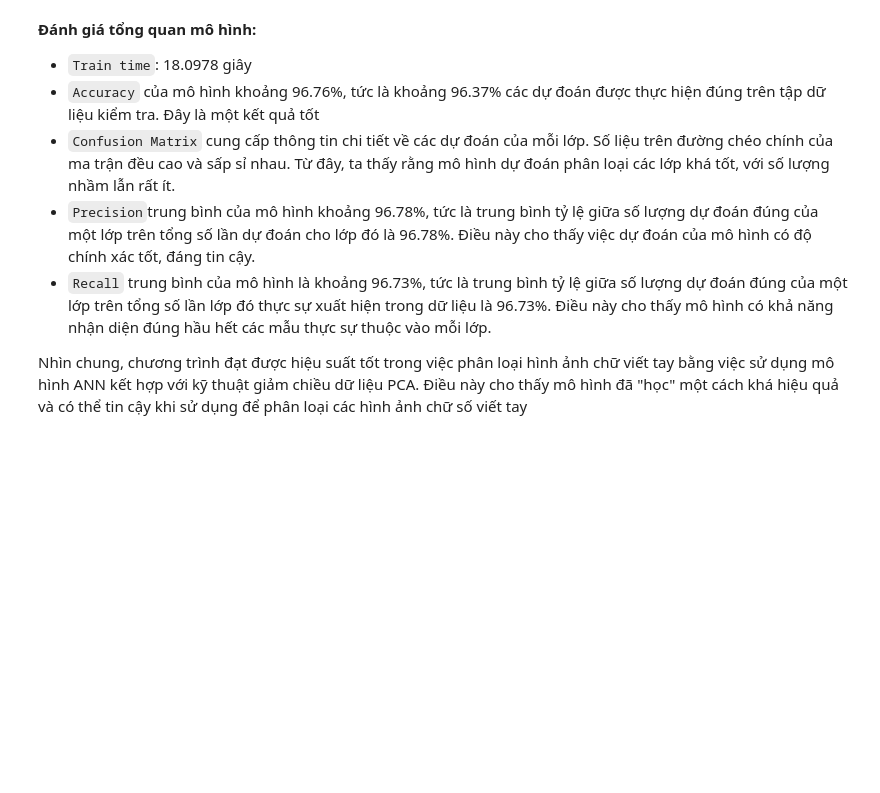
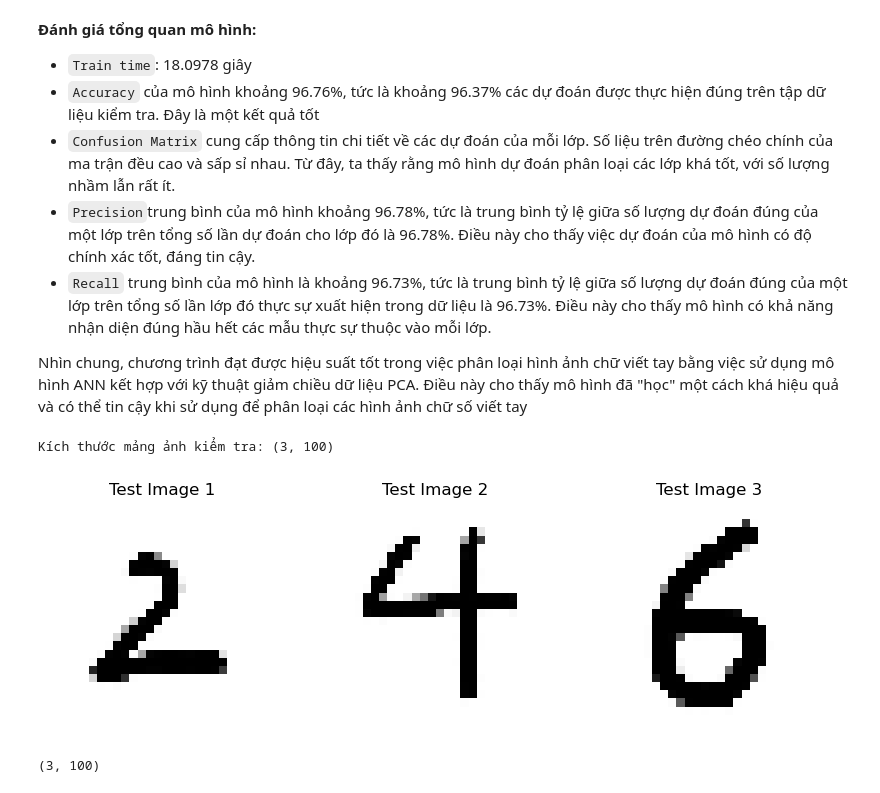
Before and after one commit to nguyenthithanhhuong/mat3533, a Jupyter notebook: project/expand/test_04_relu.ipynb, the cells around one changed output. Drawn from its saved outputs; the diff is of its cells as text; code cells hidden in the pictures; blank space fills up the shorter version.

```diff
--- a/project/expand/test_04_relu.ipynb
+++ b/project/expand/test_04_relu.ipynb
@@ -221,3 +221,61 @@ Recall: 0.9648924384510256
 + `Recall` trung bình của mô hình là khoảng 96.73%, tức là trung bình tỷ lệ giữa số lượng dự đoán đúng của một lớp trên tổng số lần lớp đó thực sự xuất hiện trong dữ liệu là 96.73%. Điều này cho thấy mô hình có khả năng nhận diện đúng hầu hết các mẫu thực sự thuộc vào mỗi lớp.<br>
 
 Nhìn chung, chương trình đạt được hiệu suất tốt trong việc phân loại hình ảnh chữ viết tay bằng việc sử dụng mô hình ANN kết hợp với kỹ thuật giảm chiều dữ liệu PCA. Điều này cho thấy mô hình đã "học" một cách khá hiệu quả và có thể tin cậy khi sử dụng để phân loại các hình ảnh chữ số viết tay<br>
+# %%
+import cv2
+
+# Đường dẫn đến thư mục chứa ảnh kiểm tra
+test_path = 'D:/Code/python/mat3533/project/expand/test/'
+
+prefix = 'test_pic'
+surfix = '.jpg'
+
+# h = 28 # hight
+# w = 28 # width
+# D = h * w
+# N = 3
+
+# X = np.zeros((D, N))
+
+# Kích thước mới của ảnh
+new_height = 10
+new_width = 10
+
+images = []
+
+for person_id in range(1, 4):
+        fn = test_path + prefix + str(person_id).zfill(2) + surfix
+        # open the file and read as grey image
+        image = cv2.imread(fn, cv2.IMREAD_GRAYSCALE)
+        # then add image to dataset X
+        resized_image = cv2.resize(image, (new_width, new_height))  # Điều chỉnh kích thước
+        images.append(resized_image)
+
+# Chuyển danh sách ảnh thành mảng numpy
+test_images_new = np.array(images)
+
+N = test_images_new.shape[0]
+D = new_height * new_width
+test_images_new = test_images_new.reshape(N, D)
+
+# Kiểm tra kích thước của mảng
+print("Kích thước mảng ảnh kiểm tra:", test_images_new.shape)
+# %% [output]
+Kích thước mảng ảnh kiểm tra: (3, 100)
+# %%
+plt.figure(figsize=(10, 5))
+for i in range(len(test_images_new)):
+    plt.subplot(1, len(test_images_new), i + 1)
+    plt.imshow(test_images_new[i].reshape(new_height, new_width), cmap='gray')
+    plt.title("Test Image " + str(i+1))
+    plt.axis('off')
+plt.show()
+# %% [output]
+[figure, added]
+# %%
+# test_x_new = scaler.transform(test_images_new)
+
+X_test_new = pca.transform(test_images_new)
+print(X_test_new.shape)
+# %% [output]
+(3, 100)
```
Also changed, not shown: parts of 6 cells of this notebook, 5 other files.
